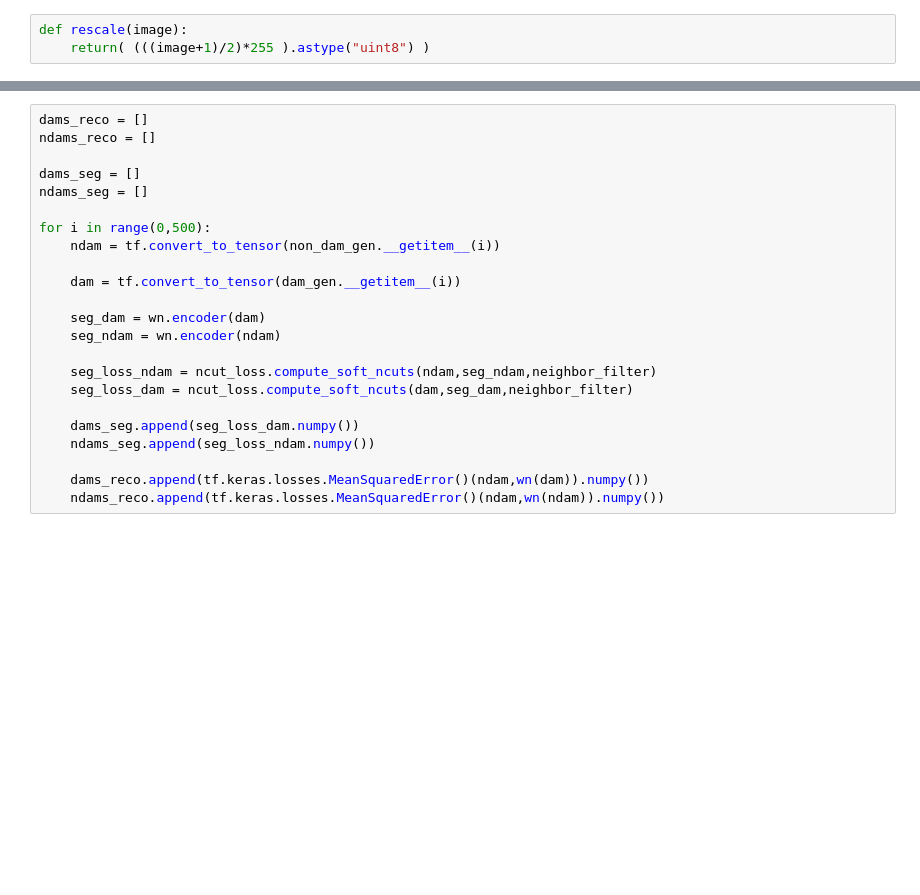
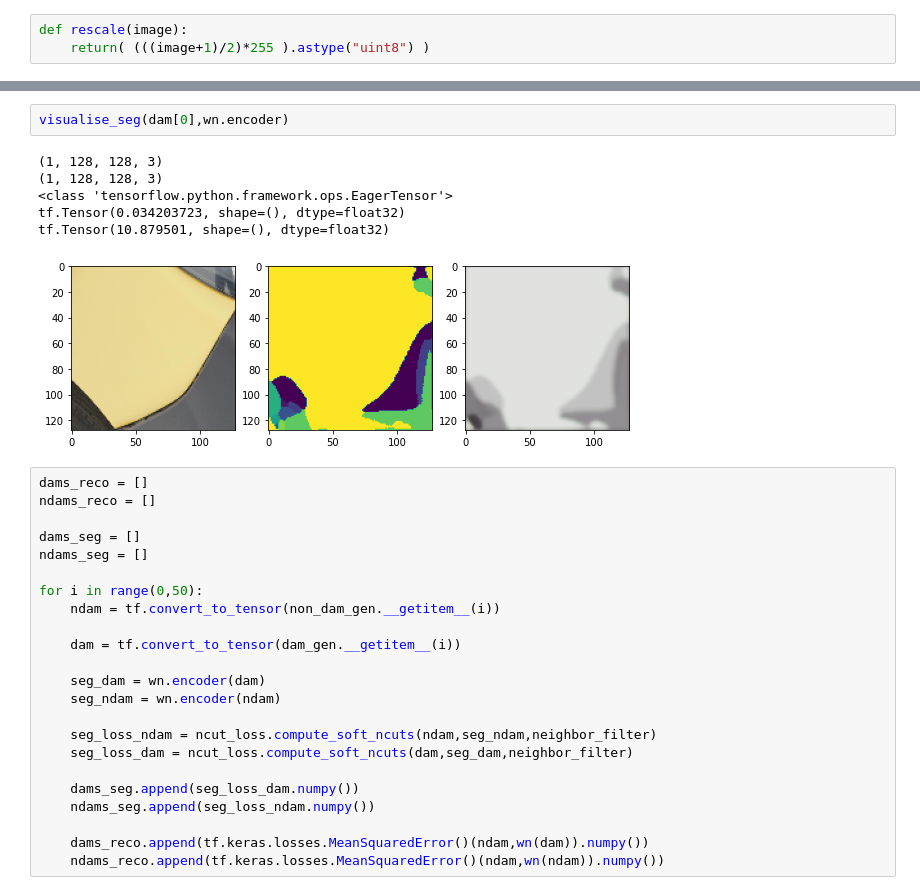
Before and after one commit to JereMonk/Wnet, a Jupyter notebook: Wnet_clustering.ipynb, the cells around one changed output, grey strips where cells are left out. Drawn from its saved outputs; the diff is of its cells as text; blank space fills up the shorter version.

```diff
--- a/Wnet_clustering.ipynb
+++ b/Wnet_clustering.ipynb
@@ -169,3 +182,12 @@ tf.Tensor(8.034875, shape=(), dtype=float32)
+# %%
+visualise_seg(dam[0],wn.encoder)
+# %% [output]
+(1, 128, 128, 3)
+(1, 128, 128, 3)
+<class 'tensorflow.python.framework.ops.EagerTensor'>
+tf.Tensor(0.034203723, shape=(), dtype=float32)
+tf.Tensor(10.879501, shape=(), dtype=float32)
+[figure, added]
 # %%
 dams_reco = []
 ndams_reco = []
@@ -173,7 +195,7 @@ ndams_reco = []
 dams_seg = []
 ndams_seg = []
 
-for i in range(0,500):
+for i in range(0,50):
     ndam = tf.convert_to_tensor(non_dam_gen.__getitem__(i))
 
     dam = tf.convert_to_tensor(dam_gen.__getitem__(i))
```
Also changed, not shown: parts of 24 cells of this notebook, 1 other file.
